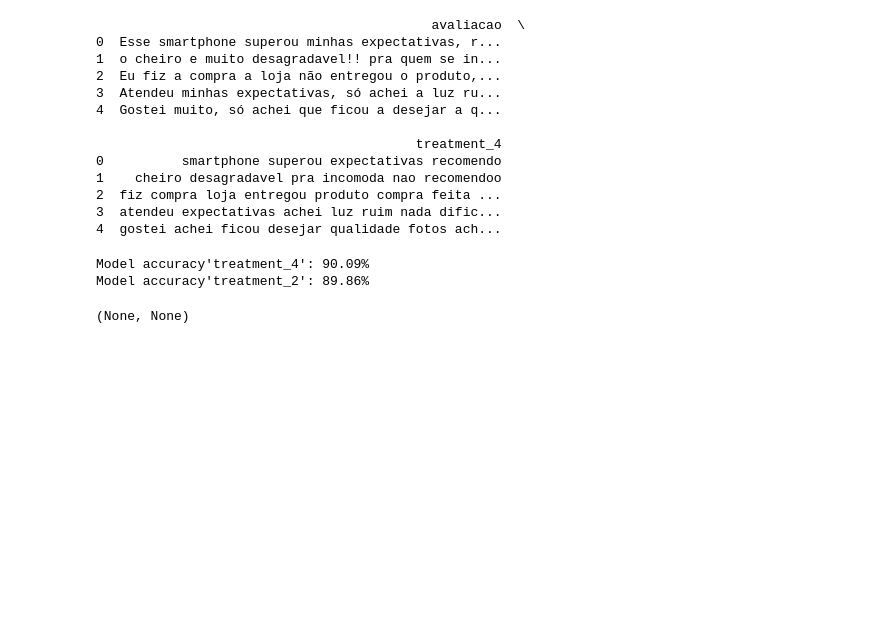
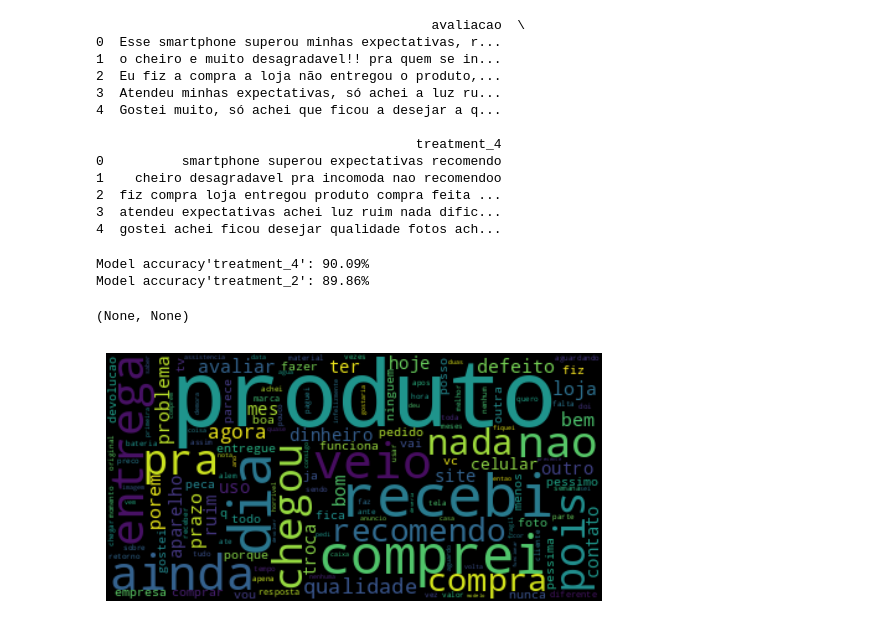
Before and after one commit to isadays/NLP, a Jupyter notebook: Modelo.ipynb, the cells around one changed output. Cells and saved outputs as stored; diff of their text form; code cells hidden in the pictures; blank space fills up the shorter version.

```diff
--- a/Modelo.ipynb
+++ b/Modelo.ipynb
@@ -363,3 +363,7 @@ text_classifier(df, "treatment_4", "sentimento"),text_classifier(df, "treatment_
 Model accuracy'treatment_4': 90.09%
 Model accuracy'treatment_2': 89.86%
 (None, None)
+# %%
+word_cloud(df, 'treatment_4', 'negativo')
+# %% [output]
+[figure, added]
```
Also changed, not shown: parts of 1 cell of this notebook.
